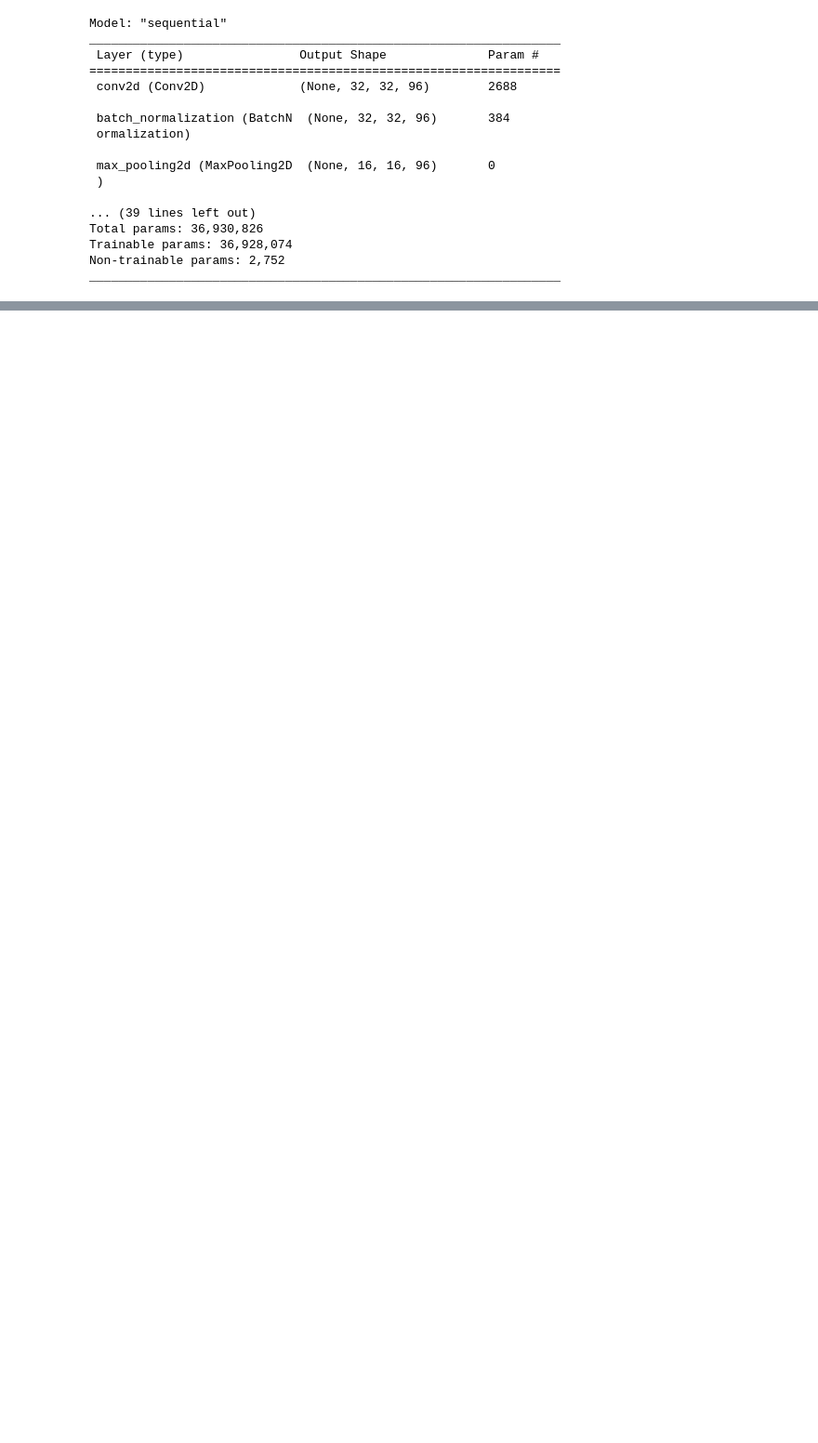
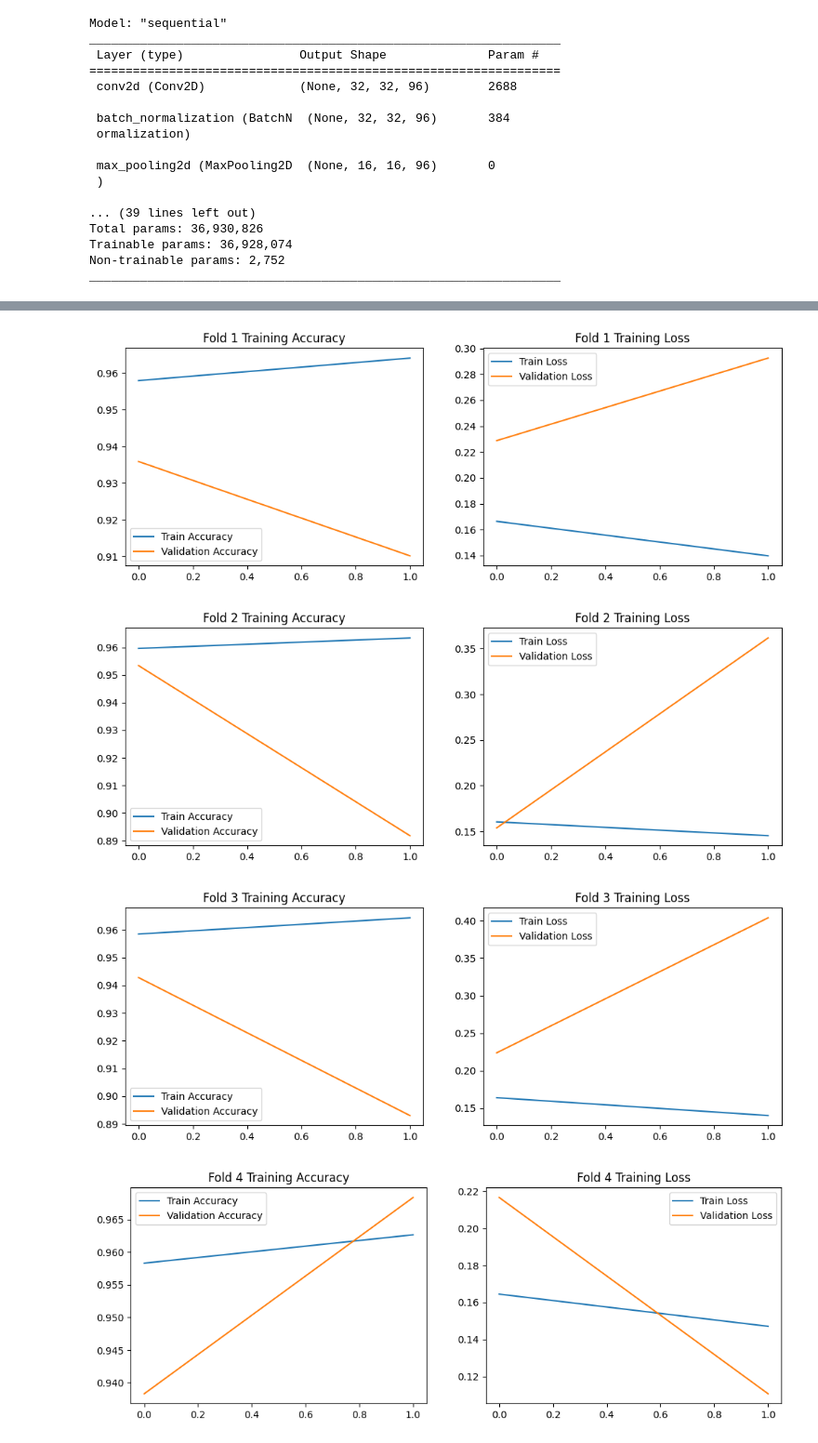
Before and after one commit to skeady22/CS4287_CNN_Project, a Jupyter notebook: graphics.ipynb, the cells around one changed output, grey strips where cells are left out. Shown at 93% size. Saved outputs shown, nothing was run; the diff lists cells and outputs as text; code cells hidden in the pictures; blank space fills up the shorter version.

Commit message:
fixed lots added plots

```diff
--- a/graphics.ipynb
+++ b/graphics.ipynb
@@ -171,10 +195,10 @@ for train_index, test_index in skf.split(train_images, np.argmax(train_labels, a
     _, y_val_fold = train_labels[train_index], train_labels[test_index]
 
     # Load the saved model
-    model = load_model('alexnet_cifar10.h5')
+    model1 = load_model('alexnet_cifar10.h5')
 
     # Evaluate the model
-    score = model.evaluate(X_val_fold, y_val_fold, verbose=0)
+    score = model1.evaluate(X_val_fold, y_val_fold, verbose=0)
     scores.append(score)
 
 average_score = np.mean(scores, axis=0)
@@ -188,6 +214,7 @@ import numpy as np
 kfold = StratifiedKFold(n_splits=5, shuffle=True)
 
 cvscores = []
+histories = []
 
 # Iterate over each fold
 
@@ -215,15 +242,21 @@ for train_index, test_index in kfold.split(train_images, np.argmax(train_labels,
 
 
     # Load your pre-trained model (ensure it's loaded outside the loop)
-    model = load_model('alexnet_cifar10.h5')  # Replace with your model's file name
+    model1 = load_model('alexnet_cifar10.h5')  # Replace with your model's file name
 
     # Compile and train the model (or directly evaluate if the model is already trained)
-    model.compile(optimizer='adam', loss='categorical_crossentropy', metrics=['accuracy'])
-    history = model.fit(X_train_fold, y_train_fold_enc, epochs=10)  # Adjust epochs as needed
-    scores = model.evaluate(X_test_fold, y_test_fold_enc, verbose=0)
+    model1.compile(optimizer='adam', loss='categorical_crossentropy', metrics=['accuracy'])
+    history = model1.fit(X_train_fold, y_train_fold_enc, epochs=2, validation_data=(X_test_fold, y_test_fold_enc))
+    scores = model1.evaluate(X_test_fold, y_test_fold_enc, verbose=0)
+
+    histories.append(history)
     cvscores.append(scores[1] * 100)
 
-# Calculate the average score across all folds
+    # Print the score for the current fold
+    print(f'Score for fold {len(cvscores)}: {scores[1] * 100}%')
+
+# After all folds
+
 average_score = np.mean(cvscores)
 print(f'Average score across all folds: {average_score}%')
 print("Shape of y_train_fold_enc:", y_train_fold_enc.shape)
@@ -230,0 +282,27 @@ print("Shape of y_test_fold_enc:", y_test_fold_enc.shape)
+# %%
+for i, history in enumerate(histories):
+    plt.figure(figsize=(12, 4))
+    plt.subplot(1, 2, 1)
+    plt.plot(history.history['accuracy'], label='Train Accuracy')
+    plt.plot(history.history['val_accuracy'], label='Validation Accuracy')
+    plt.title(f'Fold {i+1} Training Accuracy')
+    plt.legend()
+
+    plt.subplot(1, 2, 2)
+    plt.plot(history.history['loss'], label='Train Loss')
+    plt.plot(history.history['val_loss'], label='Validation Loss')
+    plt.title(f'Fold {i+1} Training Loss')
+    plt.legend()
+    plt.show()
+
+# Plot histogram of fold accuracies
+plt.hist(cvscores, bins=5)
+plt.title('Histogram of Fold Accuracies')
+plt.xlabel('Accuracy')
+plt.ylabel('Frequency')
+plt.show()
+# %% [output]
+[figure, added]
+[figure, added]
+[figure, added]
+[figure, added]
```
Also changed, not shown: parts of 14 cells of this notebook.
